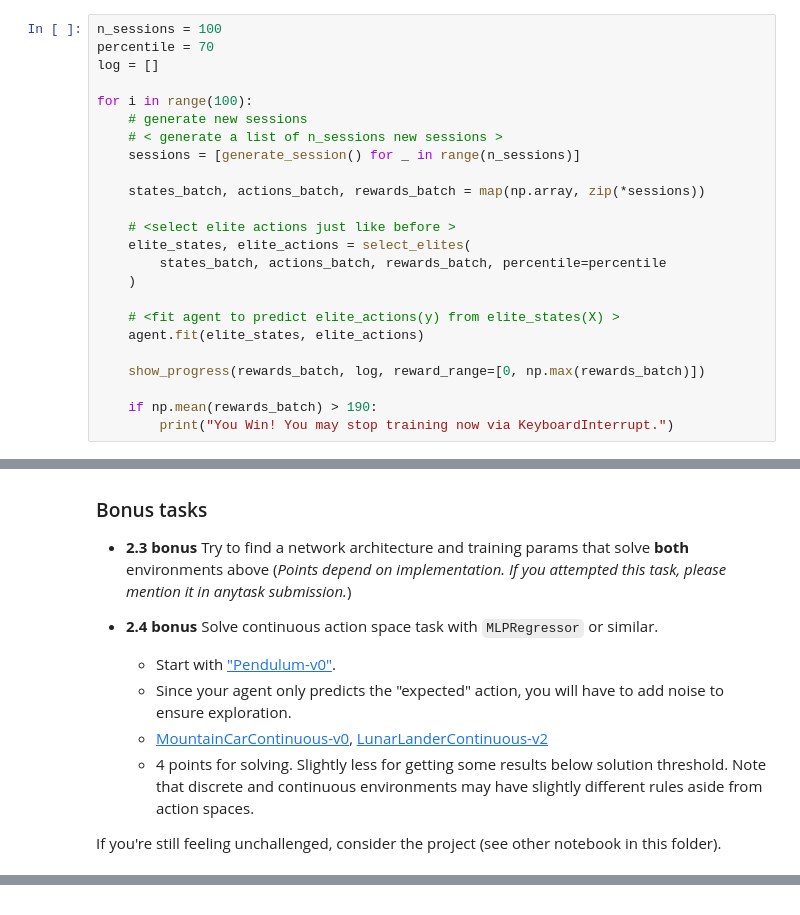
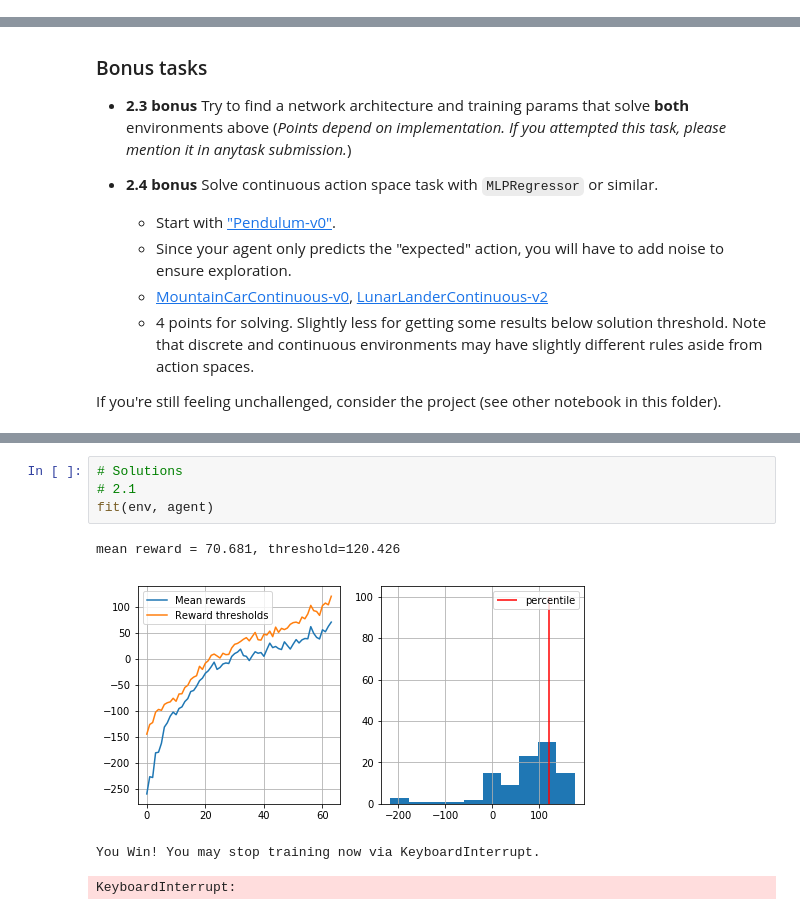
Before and after one commit to gavrilovp/Practical_RL, a Jupyter notebook: week01_intro/crossentropy_method.ipynb, the cells around one changed output, grey strips where cells are left out. Cells and saved outputs as stored; diff of their text form.

```diff
--- a/week01_intro/crossentropy_method.ipynb
+++ b/week01_intro/crossentropy_method.ipynb
@@ -342,27 +384,3 @@ def generate_session(t_max=1000):
-# %%
-n_sessions = 100
-percentile = 70
-log = []
-
-for i in range(100):
-    # generate new sessions
-    # < generate a list of n_sessions new sessions >
-    sessions = [generate_session() for _ in range(n_sessions)]
-
-    states_batch, actions_batch, rewards_batch = map(np.array, zip(*sessions))
-
-    # <select elite actions just like before >
-    elite_states, elite_actions = select_elites(
-        states_batch, actions_batch, rewards_batch, percentile=percentile
-    )
-
-    # <fit agent to predict elite_actions(y) from elite_states(X) >
-    agent.fit(elite_states, elite_actions)
-
-    show_progress(rewards_batch, log, reward_range=[0, np.max(rewards_batch)])
-
-    if np.mean(rewards_batch) > 190:
-        print("You Win! You may stop training now via KeyboardInterrupt.")
 # %% [markdown]
 # Results
 # %%
@@ -524,0 +547,9 @@ with Parallel(n_jobs=4) as parallel:
+# %%
+# Solutions
+# 2.1
+fit(env, agent)
+# %% [output]
+mean reward = 70.681, threshold=120.426
+[figure, added]
+You Win! You may stop training now via KeyboardInterrupt.
+KeyboardInterrupt:
```
Also changed, not shown: parts of 12 cells of this notebook.
